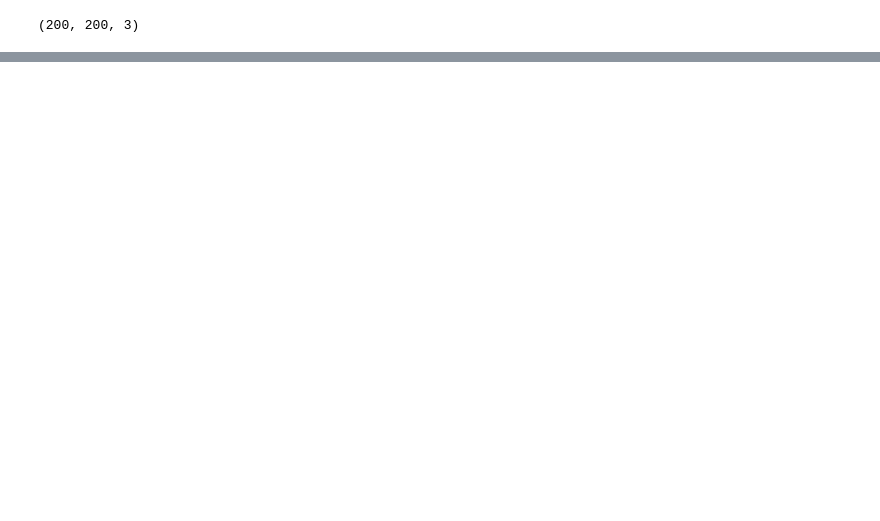
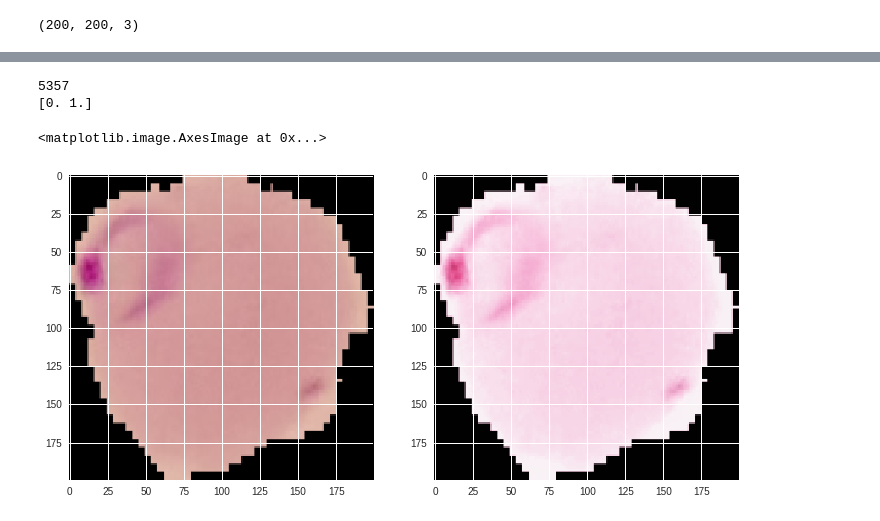
Before and after one commit to hasibzunair/neuralwhat, a Jupyter notebook: colabs/stain_normalization.ipynb, the cells around one changed output, grey strips where cells are left out. Drawn from its saved outputs; the diff is of its cells as text; code cells hidden in the pictures; blank space fills up the shorter version.

Commit message:
stain normalization attempt

```diff
--- a/colabs/stain_normalization.ipynb
+++ b/colabs/stain_normalization.ipynb
@@ -176,0 +189,39 @@ ax2.imshow(np.squeeze(transformed))
+# %%
+def stain_normalize(img):
+
+  '''Return the image with the stain removed, probably...'''
+
+  # here, both are same image
+  target = img
+  to_transform = img
+
+  # Standardize brightness (This step is optional but can improve the tissue mask calculation)
+  target = staintools.LuminosityStandardizer.standardize(target)
+  to_transform = staintools.LuminosityStandardizer.standardize(to_transform)
+
+  # Stain normalize
+  normalizer = staintools.StainNormalizer(method='vahadane')
+  normalizer.fit(target)
+  transformed = normalizer.transform(to_transform)
+  return transformed
+# %%
+idx = random.randint(0, len(x_train))
+print(idx)
+print(y_train[idx])
+
+
+img = x_train[idx]
+img_stained = stain_normalize(img)
+
+
+fig=plt.figure(figsize=(12, 12))
+ax1 = fig.add_subplot(1,2,1)
+
+ax1.imshow(np.squeeze(img))
+ax2 = fig.add_subplot(1,2,2)
+ax2.imshow(np.squeeze(img_stained))
+# %% [output]
+5357
+[0. 1.]
+<matplotlib.image.AxesImage at 0x...>
+[figure, added]
```
Also changed, not shown: parts of 15 cells of this notebook.
